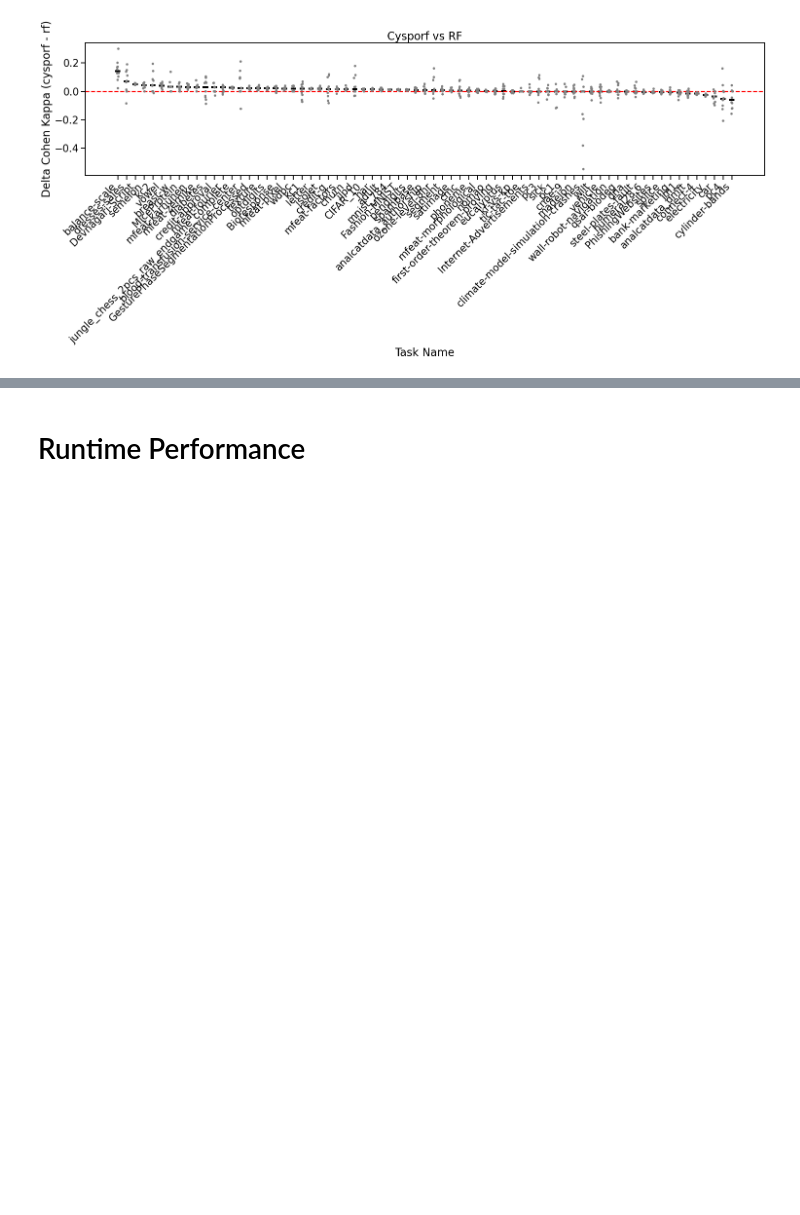
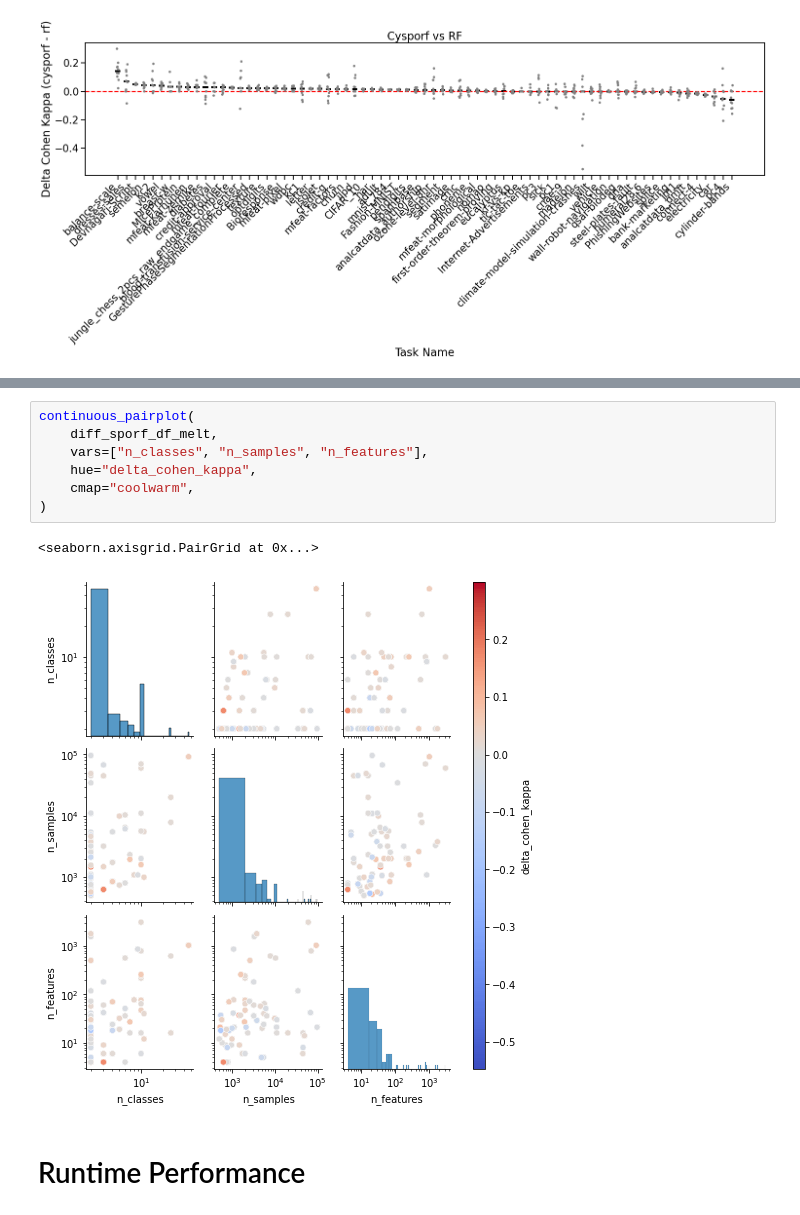
Before and after one commit to NeuroDataDesign/manifold_random_forests, a Jupyter notebook: validation/plot_cc18_short.ipynb, the cells around one changed output, grey strips where cells are left out. Saved outputs shown, nothing was run; the diff lists cells and outputs as text; blank space fills up the shorter version.

```diff
--- a/validation/plot_cc18_short.ipynb
+++ b/validation/plot_cc18_short.ipynb
@@ -330,3 +377,13 @@ done
+# %%
+continuous_pairplot(
+    diff_sporf_df_melt,
+    vars=["n_classes", "n_samples", "n_features"],
+    hue="delta_cohen_kappa",
+    cmap="coolwarm",
+)
+# %% [output]
+<seaborn.axisgrid.PairGrid at 0x...>
+[figure, added]
 # %% [markdown]
 # Runtime Performance
 # %%
```
Also changed, not shown: parts of 4 cells of this notebook, 1 other file.
